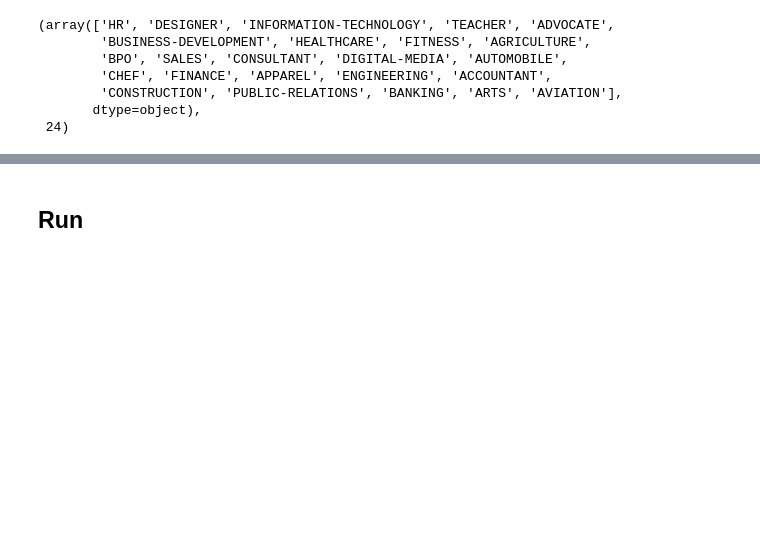
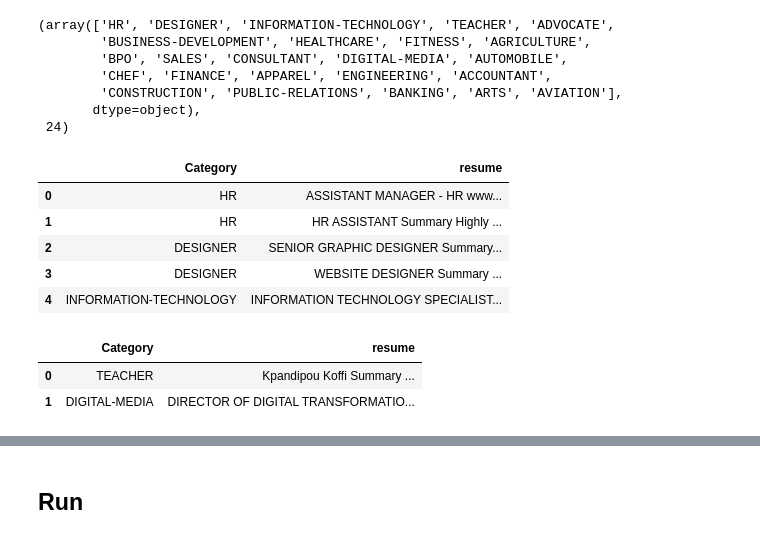
Before and after one commit to shirsho-12/hiring_agent, a Jupyter notebook: agent.ipynb, the cells around one changed output, grey strips where cells are left out. Cells and saved outputs as stored; diff of their text form; code cells hidden in the pictures; blank space fills up the shorter version.

```diff
--- a/agent.ipynb
+++ b/agent.ipynb
@@ -91,3 +98,25 @@ resume_df.Category.unique(), len(resume_df.Category.unique())
         'CONSTRUCTION', 'PUBLIC-RELATIONS', 'BANKING', 'ARTS', 'AVIATION'],
        dtype=object),
  24)
+# %%
+# Select 2 resume samples from each category
+sampled_resumes = pd.concat([resume_df[resume_df.Category == cat].sample(
+    2, random_state=42) for cat in resume_df.Category.unique()
+]).reset_index(drop=True)
+sampled_resumes.head(5)
+# %% [output]
+|  | Category | resume |
+| 0 | HR | ASSISTANT MANAGER - HR www... |
+| 1 | HR | HR ASSISTANT Summary Highly ... |
+| 2 | DESIGNER | SENIOR GRAPHIC DESIGNER Summary... |
+| 3 | DESIGNER | WEBSITE DESIGNER Summary ... |
+| 4 | INFORMATION-TECHNOLOGY | INFORMATION TECHNOLOGY SPECIALIST... |
+# %%
+
+# create a subsample of 5 resumes for testing
+subsampled_resumes = resume_df.sample(2, random_state=42).reset_index(drop=True)
+subsampled_resumes.head(2)
+# %% [output]
+|  | Category | resume |
+| 0 | TEACHER | Kpandipou Koffi Summary ... |
+| 1 | DIGITAL-MEDIA | DIRECTOR OF DIGITAL TRANSFORMATIO... |
```
Also changed, not shown: parts of 11 cells of this notebook, 9 other files.
